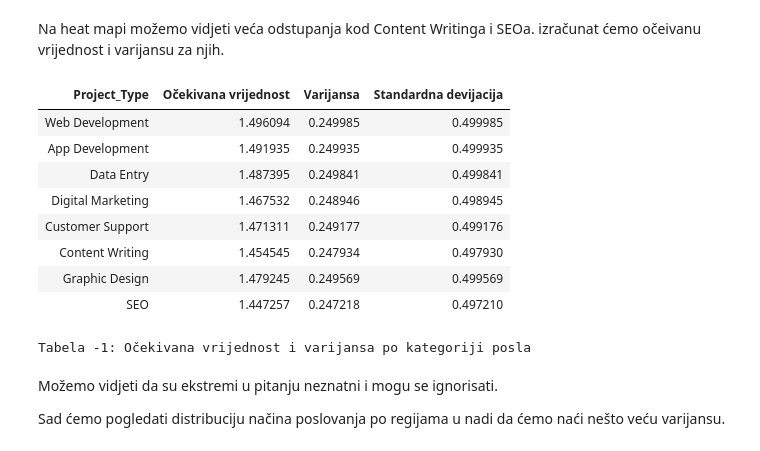
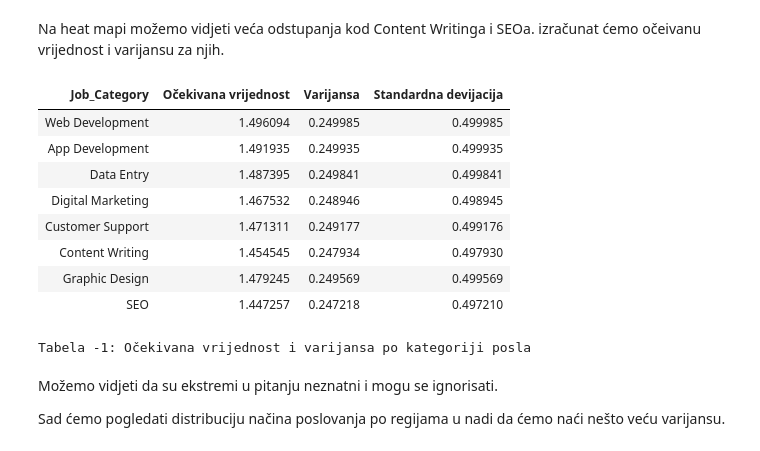
Before and after one commit to Ljut/PSAI-DSAI-datasets, a Jupyter notebook: VIS25_TIM1.ipynb, the cells around one changed output. Saved outputs shown, nothing was run; the diff lists cells and outputs as text; code cells hidden in the pictures.

```diff
--- a/VIS25_TIM1.ipynb
+++ b/VIS25_TIM1.ipynb
@@ -766,28 +771,28 @@ Na heat mapi možemo vidjeti veća odstupanja kod Content Writinga i SEOa. izra
 # %%
 rezultati = []
 # Prođi kroz sve kategorije posla
 for jc in df['Job_Category'].unique():
     # Izračunaj
     expected_value, variance, std_dev = kategoricki_izracunaj_ocekivanu_vrijednost__varijancu__standardnu_devijaciju(
         df[df['Job_Category'] == jc],
         kolona='Project_Type',
         normalize=True
     )
     # Pohrani
     rezultati.append({
-        'Project_Type': jc,
+        'Job_Category': jc,
         'Očekivana vrijednost': expected_value,
         'Varijansa': variance,
         'Standardna devijacija': std_dev
     })
 
 # Prikaži tabelu
 ispisi_tabelu_rezultata(
     pd.DataFrame(rezultati),
     naziv_tabele='Očekivana vrijednost i varijansa po kategoriji posla'
 )
 # %% [output]
-| Project_Type | Očekivana vrijednost | Varijansa | Standardna devijacija |
+| Job_Category | Očekivana vrijednost | Varijansa | Standardna devijacija |
 | Web Development | 1.496094 | 0.249985 | 0.499985 |
 | App Development | 1.491935 | 0.249935 | 0.499935 |
 | Data Entry | 1.487395 | 0.249841 | 0.499841 |
```
Also changed, not shown: parts of 19 cells of this notebook.
